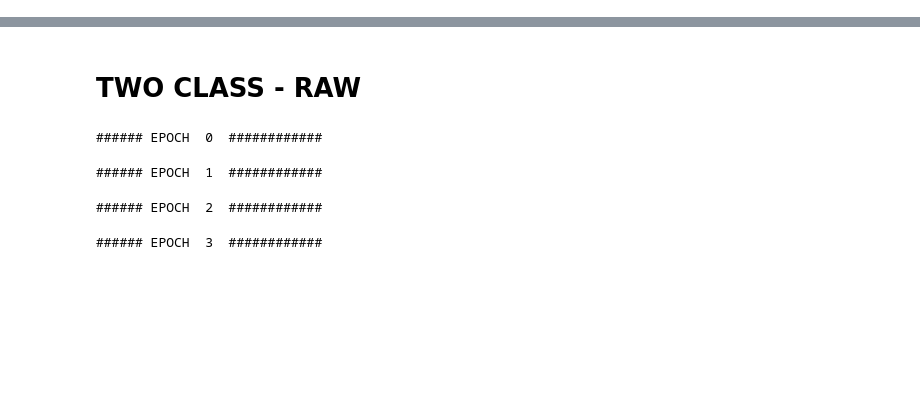
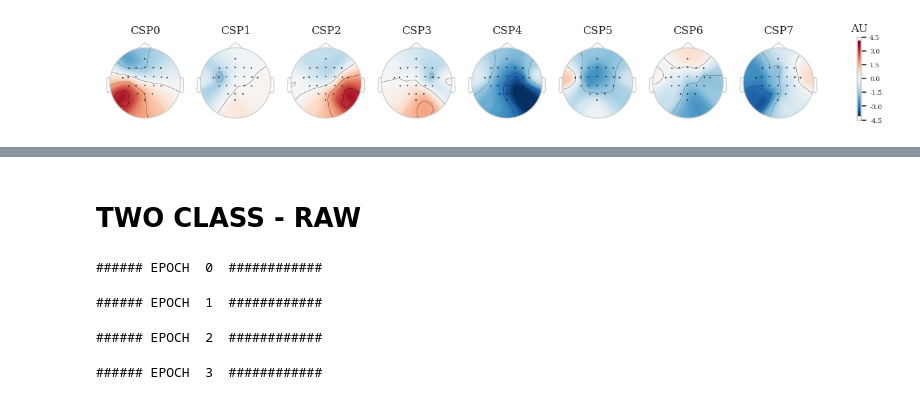
Before and after one commit to JARS29/KAN_MLP_MI-BCI, a Jupyter notebook: KAN_MLP_BCI.ipynb, the cells around one changed output, grey strips where cells are left out. Cells and saved outputs as stored; diff of their text form; code cells hidden in the pictures; blank space fills up the shorter version.

```diff
--- a/KAN_MLP_BCI.ipynb
+++ b/KAN_MLP_BCI.ipynb
@@ -17,7 +17,7 @@ from mne import Epochs, pick_types, events_from_annotations
 from pykan.kan import KAN
 from sklearn.metrics import f1_score, cohen_kappa_score
 from sklearn.preprocessing import LabelEncoder
-from sklearn.model_selection import train_test_split
+from sklearn.model_selection import train_test_split, cross_val_score, StratifiedKFold
 import torch
 import numpy as np
 from torch.nn import Sequential, Linear, ReLU, CrossEntropyLoss, Module
@@ -32,21 +32,21 @@ import time
 import json
 
 
-epochs=20
+epochs=20 # It refers to the number of times the algorithm sees the entire data set, it can be a bit confusing because it is not the same as the epochs in the EEG signal processing
 batch = 16
 lr = 0.1
 loss_fn = CrossEntropyLoss()
 steps=50
 kf = KFold(n_splits=10, shuffle=True, random_state=42)
-subjects= [8]
+subjects= [1]
 le = LabelEncoder()
 hidden_layers= 10
 
 moabb.set_log_level("info")
 warnings.filterwarnings("ignore")
-csp = CSP(n_components=4, reg='oas')
+csp = CSP(n_components=4, reg='oas') # The number of component should be a paremeter to optimize
 # %%
-def data_EEG(subjects, train=True, multiclass=False):
+def data_EEG(subjects, train=True, multiclass=False, tmin=2.5, tmax=6.0): # I will suggest to use the epoch definition 2.5 to 6.0, check slides to see the reason
         if train:
                 session_name = "0train"
 
@@ -60,7 +60,7 @@ def data_EEG(subjects, train=True, multiclass=False):
         else:
                 event_id = dict(left=1, right=2)#, feet=3, tongue=4)
 
-        tmin, tmax = -1., 6.
+        # tmin, tmax = -1., 6. # This definition is too broad, it includes too much time before the event, I will suggest to use 2.5 to 6.0 that I have added as parameters above in the function definition
         runs = range(5)
 
         epochs_data=[]
@@ -280,0 +283,67 @@ class MLP(Module):
+# %%
+# Read the two class training data
+epochs_EEG=mne.concatenate_epochs(data_EEG(subjects=subjects))
+y = epochs_EEG.events[:, -1]
+y = le.fit_transform(y)
+
+#sLDA
+shrinkage_param = 0.1
+lda = LDA(solver='lsqr', shrinkage=shrinkage_param)
+
+# Perform cross-validation to find the best number of components
+find_best_components = True
+if find_best_components:
+    n_components_range = range(4, 12)
+    scores = []
+    cv = StratifiedKFold(n_splits=5)
+    X = epochs_EEG.get_data()
+
+    for n_components in n_components_range:
+        # Create CSP instance with the current number of components
+        csp = CSP(n_components=n_components, reg='oas')
+        # Create a pipeline with CSP and a classifier
+        clf = make_pipeline(csp, lda)
+        # Compute cross-validation score
+        cv_scores = cross_val_score(clf, X, y, cv=cv, scoring='accuracy')
+        scores.append(np.mean(cv_scores))
+
+    # Find the best number of components
+    best_n_components = n_components_range[np.argmax(scores)]
+    print(f'The best number of components is: {best_n_components}')
+else:
+    best_n_components = 8
+
+# Create a CSP instance with the best number of components
+csp = CSP(n_components=best_n_components, reg='oas')
+# Fit CSP on the training data
+X = csp.fit_transform(epochs_EEG.get_data(), y)
+# fit classifier
+lda.fit(X, y)
+
+
+# Read the two class testing data
+epochs_EEG=mne.concatenate_epochs(data_EEG(subjects=subjects,train=False))
+y_test = epochs_EEG.events[:, -1]
+y_test = le.fit_transform(y_test)
+X_test = csp.transform(epochs_EEG.get_data())
+
+# Predict the labels of the test data
+y_pred = lda.predict(X_test)
+# Compute the accuracy
+accuracy = lda.score(X_test, y_test)
+print(f'The accuracy is: {accuracy}')
+# Compute the F1 score
+f1 = f1_score(y_test, y_pred, average='weighted')
+print(f'The F1 scoreis: {f1}')
+# Compute the Cohen's Kappa score
+kappa = cohen_kappa_score(y_test, y_pred)
+print(f'The Cohen\'s Kappa score is: {kappa}')
+# Compute the confusion matrix
+confusion_matrix = pd.crosstab(y_test, y_pred, rownames=['Actual'], colnames=['Predicted'])
+print(f'The confusion matrix is: {confusion_matrix}')
+
+#Plot csp patterns
+csp.plot_patterns(epochs_EEG.info)
+# Plot csp filters
+csp.plot_filters(epochs_EEG.info)
+# %% [output]
@@ -280,0 +358 @@ class MLP(Module):
+[figure, added]
```
Also changed, not shown: parts of 10 cells of this notebook, 1 other file.
